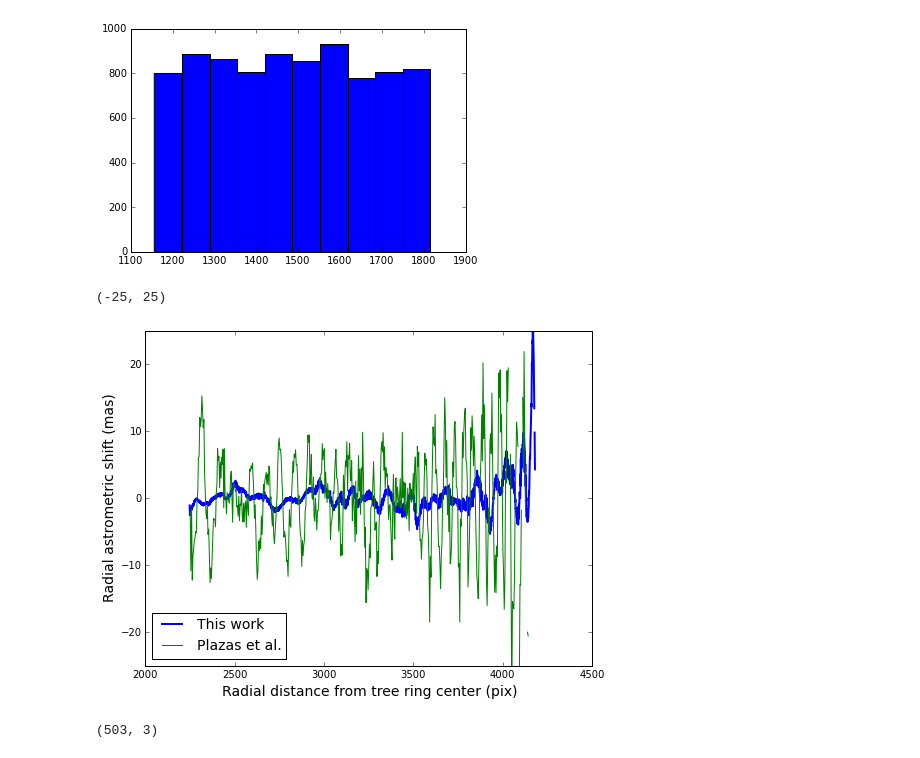
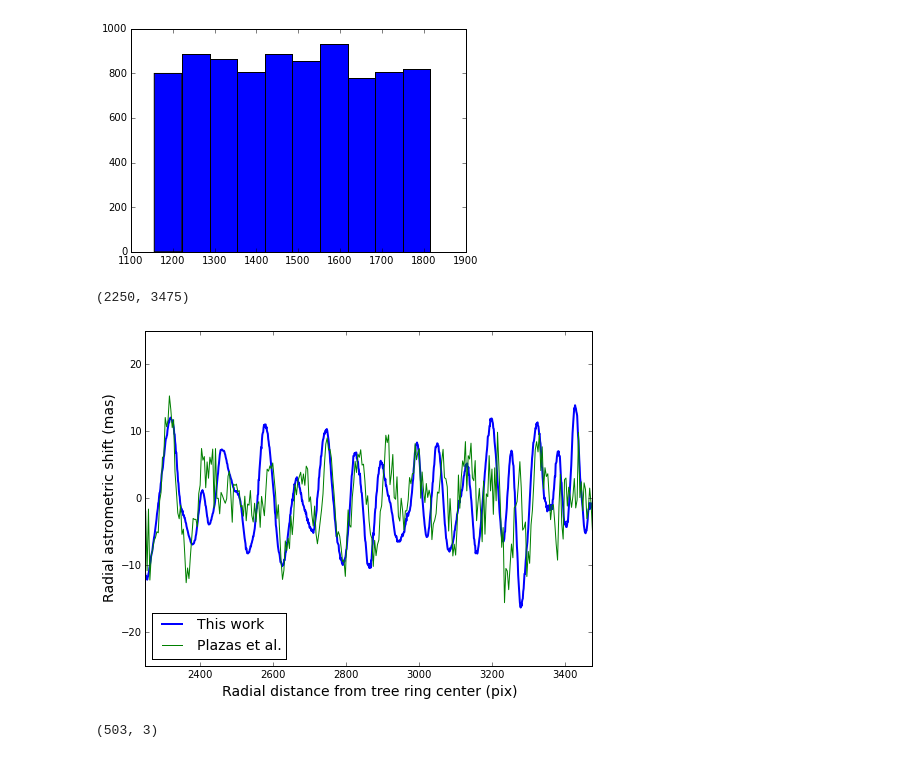
Before and after one commit to cpadavis/weak_sauce, a Jupyter notebook: notebooks/figs/final_figure6.ipynb, the cells around one changed output. Cells and saved outputs as stored; diff of their text form; code cells hidden in the pictures.

Commit message:
correct offsets

```diff
--- a/notebooks/figs/final_figure6.ipynb
+++ b/notebooks/figs/final_figure6.ipynb
@@ -296,27 +290,29 @@ plt.hist(thischip['xPix'])
 [figure]
 # %%
 from statsmodels.nonparametric.smoothers_lowess import lowess
-data = np.array([feat['xctr']+1124,feat['yctr']+100,feat['Mx'],feat['My']]).T
+from scipy.stats import binned_statistic
+#offsets b/c of cutting off edges:
+data = np.array([feat['xctr']+125,feat['yctr']+100,feat['Mx'],feat['My']]).T
 data2 = np.array([thischip['xPix'],thischip['yPix'],270*thischip['xresPix'],270*thischip['yresPix']]).T
 
 plt.figure(figsize=(8,6))
 #a = lowess(270*andres_profile[25:-15,1],andres_profile[25:-15,0],frac=3/len(andres_profile[25:-15,0]))
 #plt.plot(a[:,0],a[:,1],color='g',label = 'Plazas et al.')
 #good one below
 #plt.plot(andres_profile[25:-15,0],270*andres_profile[25:-15,1],color='g',label = 'Plazas et al.')
 #andres, edges, _ = binned_statistic(andres_profile[25:-14,0],270*andres_profile[25:-14,1],bins=232)
 #width = (andres_profile[26,0]-andres_profile[25,0])
 #plt.plot(andres_profile[25:-14:2,0]+width,andres,color='g',label = 'Plazas et al.')
 projected_radial_profile(data,center=(-1090.17,3141.87),bins=2000,color='b',linewidth=2,label='This work')
 projected_radial_profile(data2,center=(-1090.17,3141.87),bins=500,color='g',linewidth=1,label = 'Plazas et al.')
 plt.legend(loc=3,prop={'size':14})
 plt.xlabel('Radial distance from tree ring center (pix)',size=14)
 plt.ylabel('Radial astrometric shift (mas)',size=14)
 plt.ylim(-25,25)
-#plt.xlim(2250,3475)
+plt.xlim(2250,3475)
 # %% [output]
-(-25, 25)
+(2250, 3475)
-[figure, old version]
+[figure, new version]
 # %%
 andres_profile.shape
 # %% [output]
```
Also changed, not shown: parts of 2 cells of this notebook.
